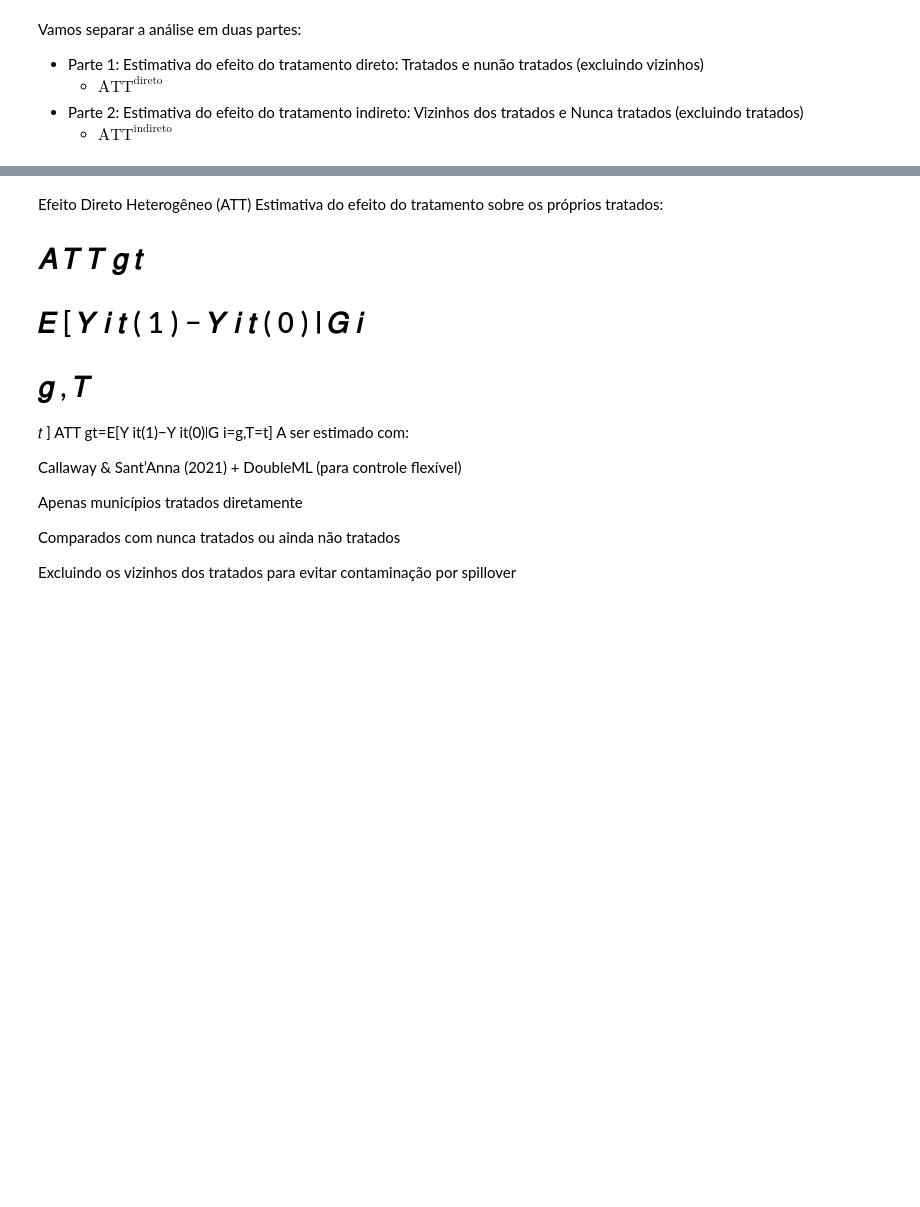
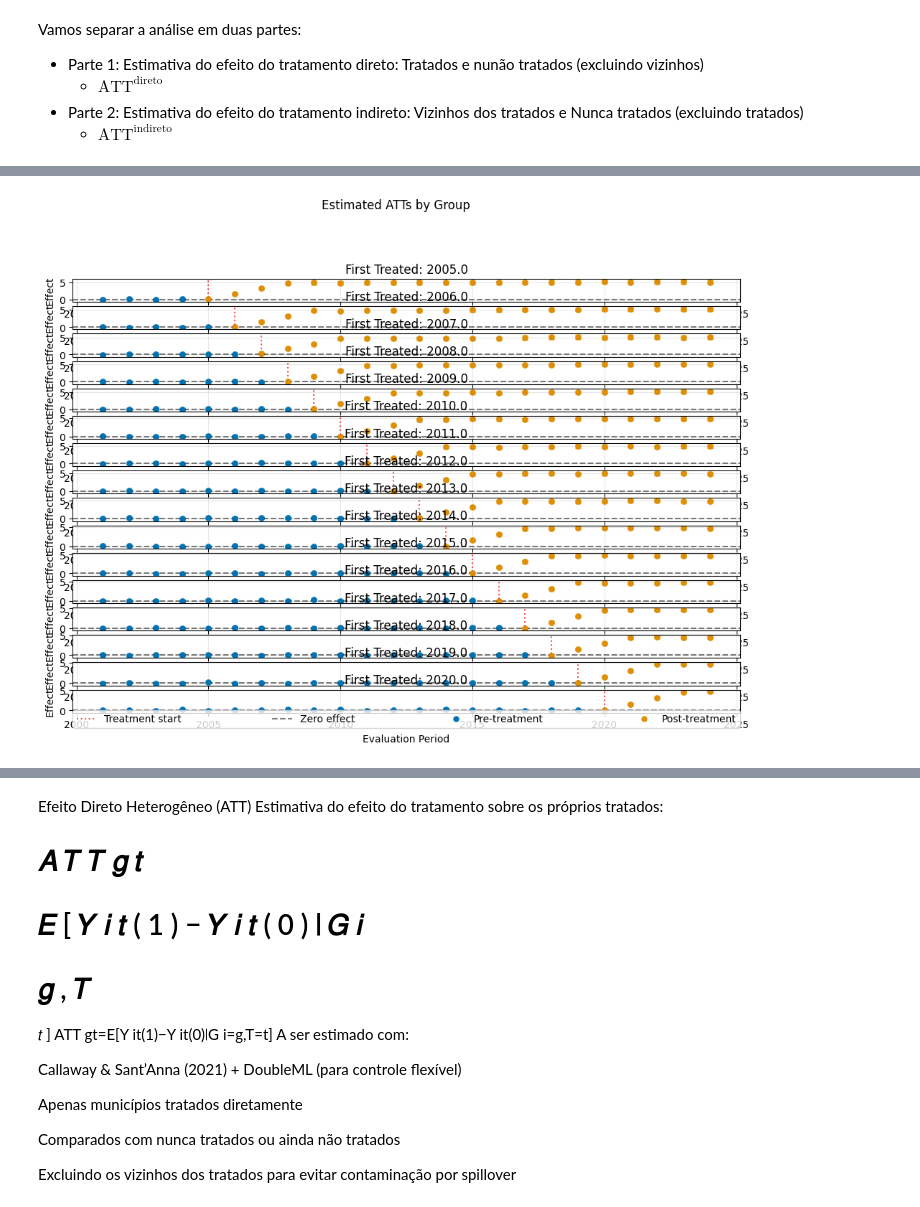
Before and after one commit to Daniel-Uhr/Estimators, a Jupyter notebook: 01_ATTgt_DML.ipynb, the cells around one changed output, grey strips where cells are left out. Drawn from its saved outputs; the diff is of its cells as text; code cells hidden in the pictures; blank space fills up the shorter version.

```diff
--- a/01_ATTgt_DML.ipynb
+++ b/01_ATTgt_DML.ipynb
@@ -201,3 +287,8 @@ panel
+# %%
+# treated e never treated panel (efeitos diretos)
+panel_de = panel[(panel['treated'] == 1) | (panel['never_treated'] == 1)].copy()
+# neighbor of treated e never treated panel (efeitos indiretos, excluindo tratados diretos)
+panel_id = panel[((panel['neighbor_of_treated'] == 1) & (panel['treated'] == 0)) | (panel['never_treated'] == 1)].copy()
 # %% [markdown]
 ### Verificando modelos em busca do efeito do tratamento
 # %%
@@ -800,2 +827,9 @@ Vamos separar a análise em duas partes:
 # %%
-panel = panel.sort_values(by=['codmun', 'year']).reset_index(drop=True)
+panel_de.loc[panel_de['g_treated'] == 0, 'g_treated'] = np.inf
+
+panel_de['g_treated'] = panel_de['g_treated'].astype(float)
+panel_de['year'] = panel_de['year'].astype(int)
+
+panel_de['g_treated'] = panel_de['g_treated'].fillna(np.inf)
+
+panel_de = panel_de.sort_values(by=['codmun', 'year']).reset_index(drop=True)
@@ -850,0 +836,11 @@ panel
+# %%
+# Direct Effect (DE) Data
+dml_data_DE = DoubleMLPanelData(
+    data=panel_de,
+    y_col="Y",
+    d_cols="g_treated",
+    id_col="codmun",
+    t_col="year",
+    x_cols=['X1', 'X2', 'X3']
+)
+print(dml_data_DE)
@@ -850,0 +865,11 @@ panel
+# %%
+dml_obj_DE = DoubleMLDIDMulti(
+    obj_dml_data=dml_data_DE,
+    ml_g=DummyRegressor(),
+    ml_m=DummyClassifier(),
+    control_group="never_treated",
+    n_folds=10
+)
+
+dml_obj_DE.fit()
+print(dml_obj_DE.summary.round(4))
@@ -850,0 +913,4 @@ panel
+# %%
+fig, ax = dml_obj_DE.plot_effects()
+# %% [output]
+[figure, added]
```
Also changed, not shown: parts of 64 cells of this notebook.
